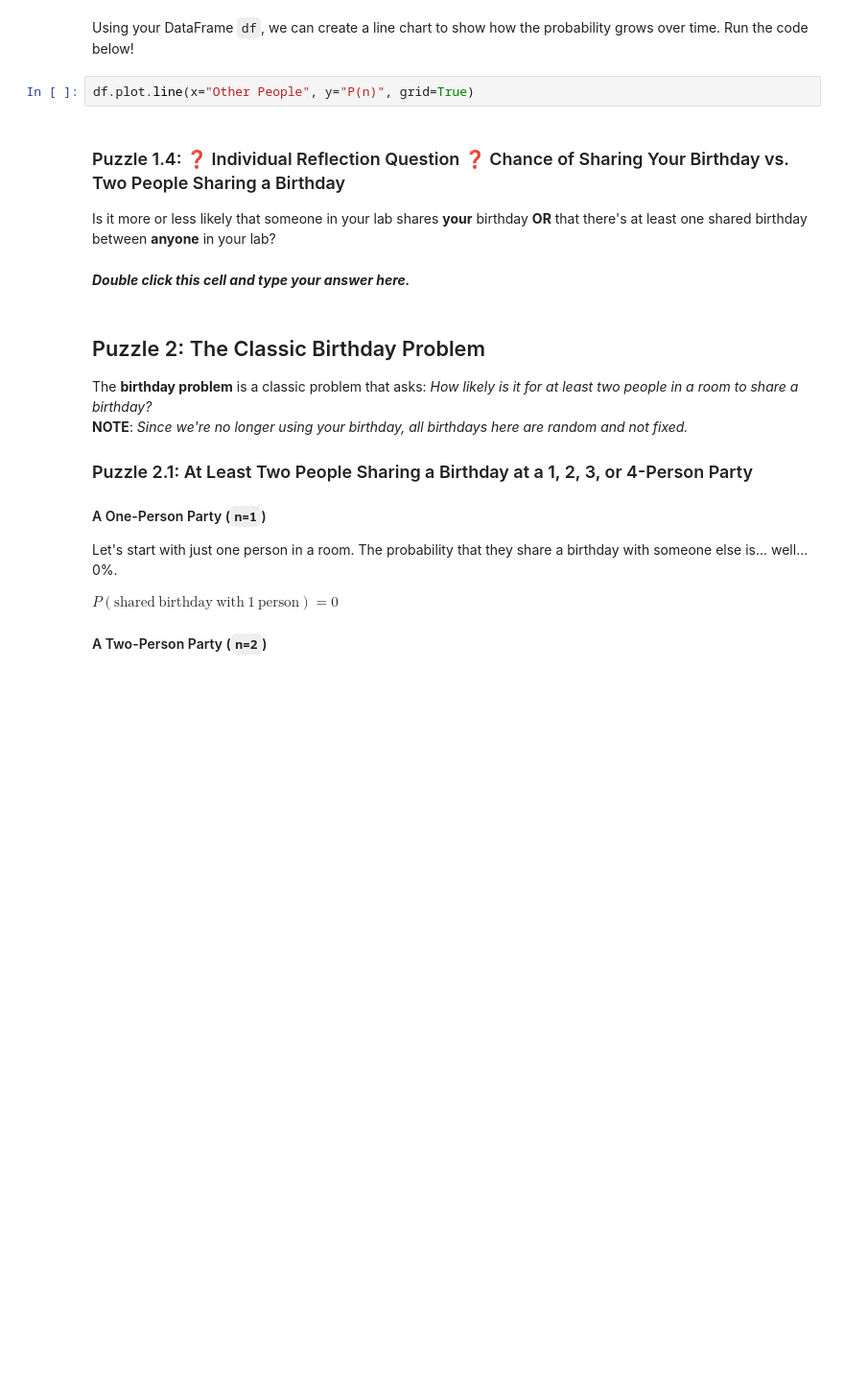
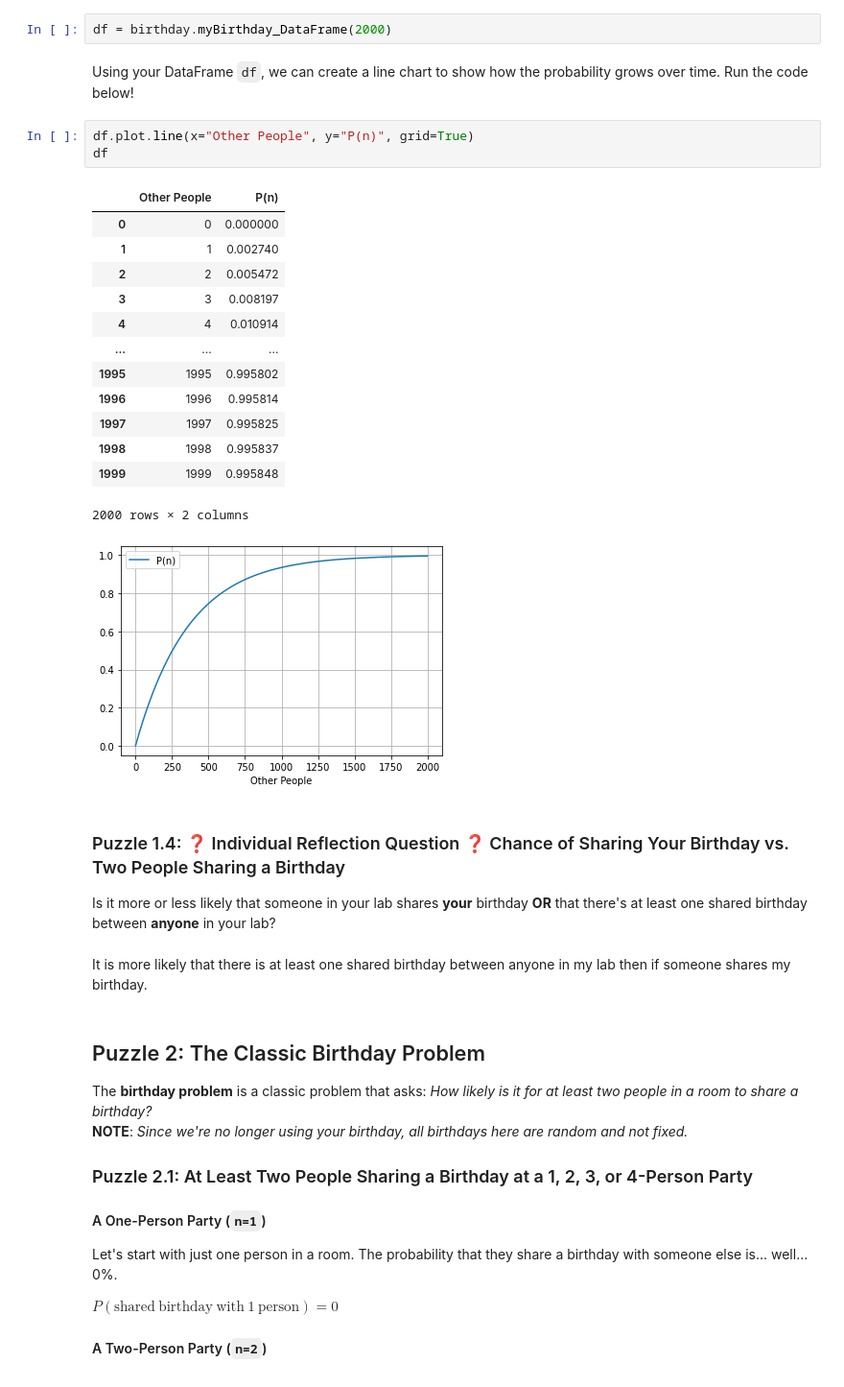
Before and after one commit to evelyn1342/Stat107, a Jupyter notebook: lab_birthday/lab_birthday.ipynb, the cells around one changed output. Shown at 96% size. Cells and saved outputs as stored; diff of their text form; blank space fills up the shorter version.

Commit message:
submission ( birthday)

```diff
--- a/lab_birthday/lab_birthday.ipynb
+++ b/lab_birthday/lab_birthday.ipynb
@@ -163,13 +179,31 @@ Use `birthday.myBirthday_DataFrame(n)` to create a DataFrame of birthdays for up
+# %%
+df = birthday.myBirthday_DataFrame(2000)
 # %% [markdown]
 Using your DataFrame `df`, we can create a line chart to show how the probability grows over time. Run the code below!
 # %%
 df.plot.line(x="Other People", y="P(n)", grid=True)
+df
+# %% [output]
+|  | Other People | P(n) |
+| 0 | 0 | 0.000000 |
+| 1 | 1 | 0.002740 |
+| 2 | 2 | 0.005472 |
+| 3 | 3 | 0.008197 |
+| 4 | 4 | 0.010914 |
+| ... | ... | ... |
+| 1995 | 1995 | 0.995802 |
+| 1996 | 1996 | 0.995814 |
+| 1997 | 1997 | 0.995825 |
+| 1998 | 1998 | 0.995837 |
+| 1999 | 1999 | 0.995848 |
+2000 rows × 2 columns
+[figure, added]
 # %% [markdown]
 ### Puzzle 1.4: ❓ Individual Reflection Question ❓ Chance of Sharing Your Birthday vs. Two People Sharing a Birthday
 
  Is it more or less likely that someone in your lab shares **your** birthday **OR** that there's at least one shared birthday between **anyone** in your lab?
-# %% [markdown]
-***Double click this cell and type your answer here.***
+# %% [markdown]
+It is more likely that there is at least one shared birthday between anyone in my lab then if someone shares my birthday.
 # %% [markdown]
 ## Puzzle 2: The Classic Birthday Problem
 
```
Also changed, not shown: parts of 37 cells of this notebook.
